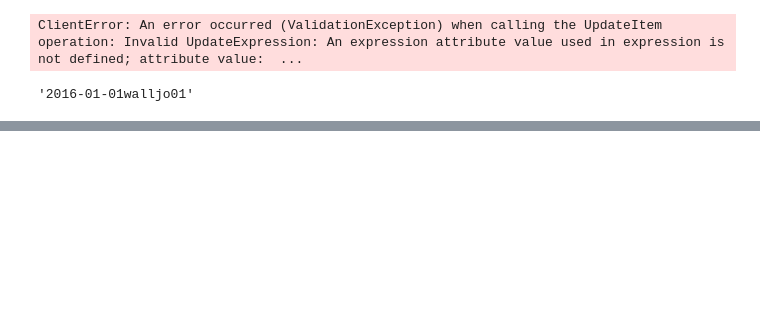
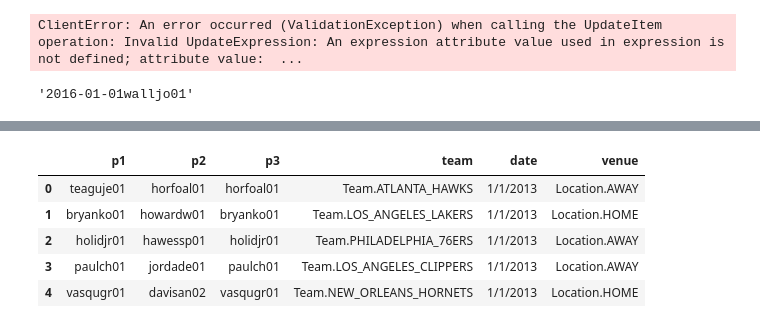
Before and after one commit to shanemulqueen/nba, a Jupyter notebook: transform.ipynb, the cells around one changed output, grey strips where cells are left out. Drawn from its saved outputs; the diff is of its cells as text; code cells hidden in the pictures; blank space fills up the shorter version.

```diff
--- a/transform.ipynb
+++ b/transform.ipynb
@@ -256,0 +310,10 @@ Unknown parameter in input: "KeyConditionExpression", must be one of: TableName,
+# %%
+games = pd.read_csv('data/bb_reference/GameClassifier_new1.csv',encoding = 'latin-1').iloc[:,1:]
+games.head()
+# %% [output]
+|  | p1 | p2 | p3 | team | date | venue |
+| 0 | teaguje01 | horfoal01 | horfoal01 | Team.ATLANTA_HAWKS | 1/1/2013 | Location.AWAY |
+| 1 | bryanko01 | howardw01 | bryanko01 | Team.LOS_ANGELES_LAKERS | 1/1/2013 | Location.HOME |
+| 2 | holidjr01 | hawessp01 | holidjr01 | Team.PHILADELPHIA_76ERS | 1/1/2013 | Location.AWAY |
+| 3 | paulch01 | jordade01 | paulch01 | Team.LOS_ANGELES_CLIPPERS | 1/1/2013 | Location.AWAY |
+| 4 | vasqugr01 | davisan02 | vasqugr01 | Team.NEW_ORLEANS_HORNETS | 1/1/2013 | Location.HOME |
```
Also changed, not shown: parts of 26 cells of this notebook, 5 other files.
